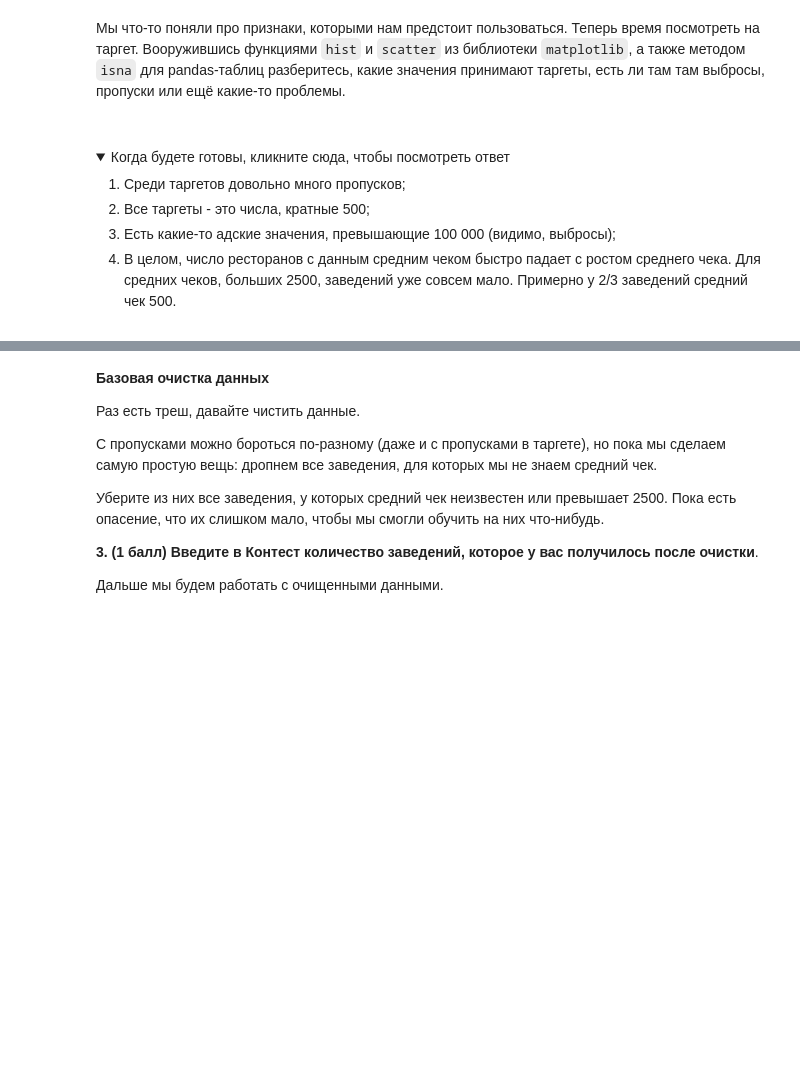
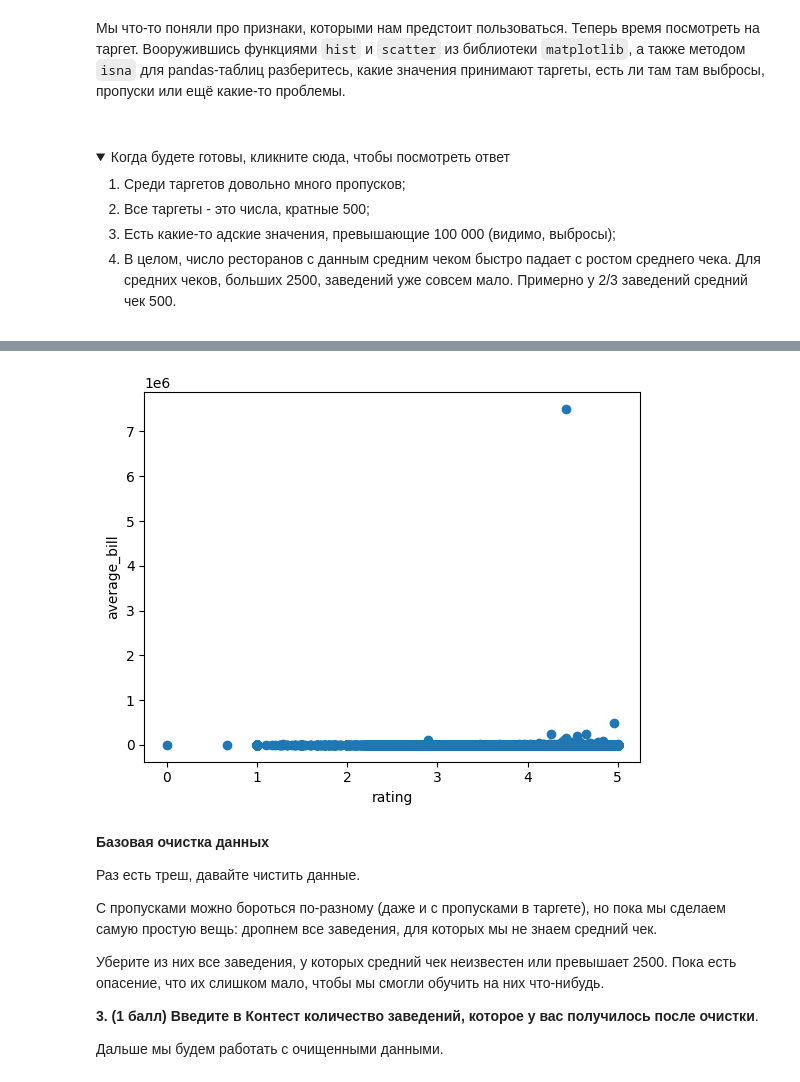
Before and after one commit to GlumiiA/yandex-ml-handbook-solutions, a Jupyter notebook: 01-intro/autohw_intro.ipynb, the cells around one changed output, grey strips where cells are left out. Saved outputs shown, nothing was run; the diff lists cells and outputs as text; code cells hidden in the pictures; folded sections open; blank space fills up the shorter version.

```diff
--- a/01-intro/autohw_intro.ipynb
+++ b/01-intro/autohw_intro.ipynb
@@ -192,3 +218,10 @@ rubric_dict
+# %%
+plt.scatter(data['rating'], data['average_bill'])
+plt.xlabel('rating')
+plt.ylabel('average_bill')
+plt.show()
+# %% [output]
+[figure, added]
 # %% [markdown]
 **Базовая очистка данных**
 
```
Also changed, not shown: parts of 31 cells of this notebook.
